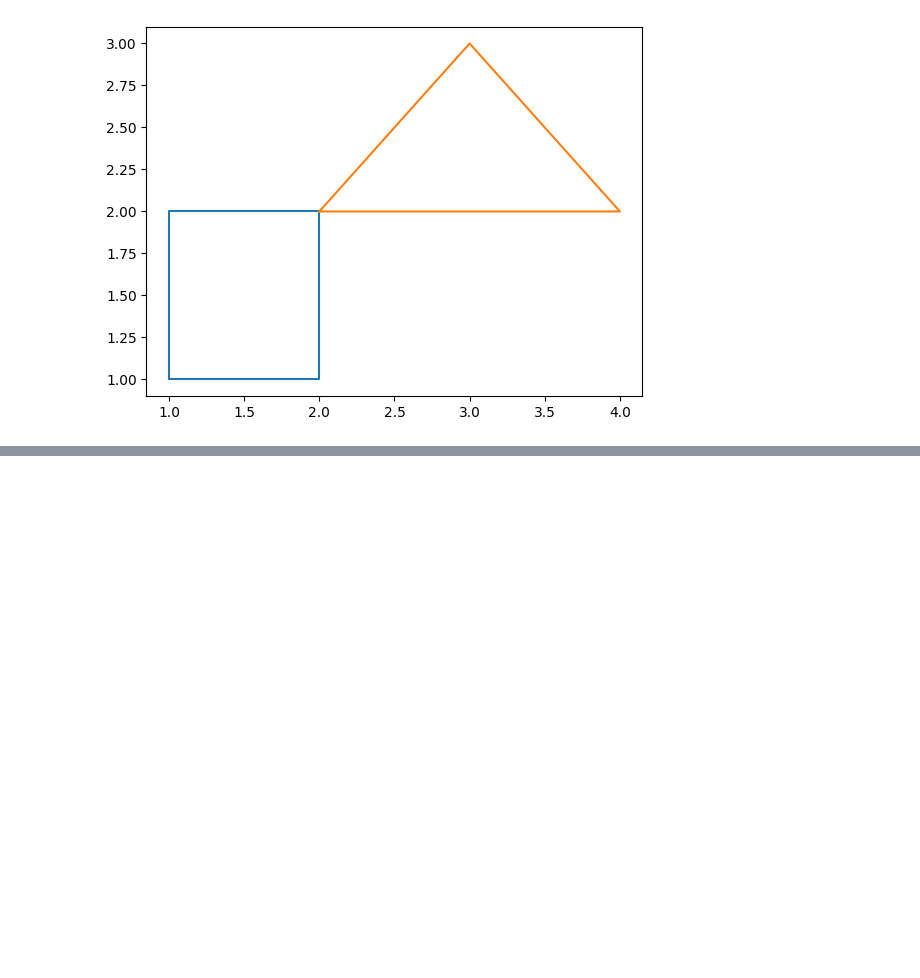
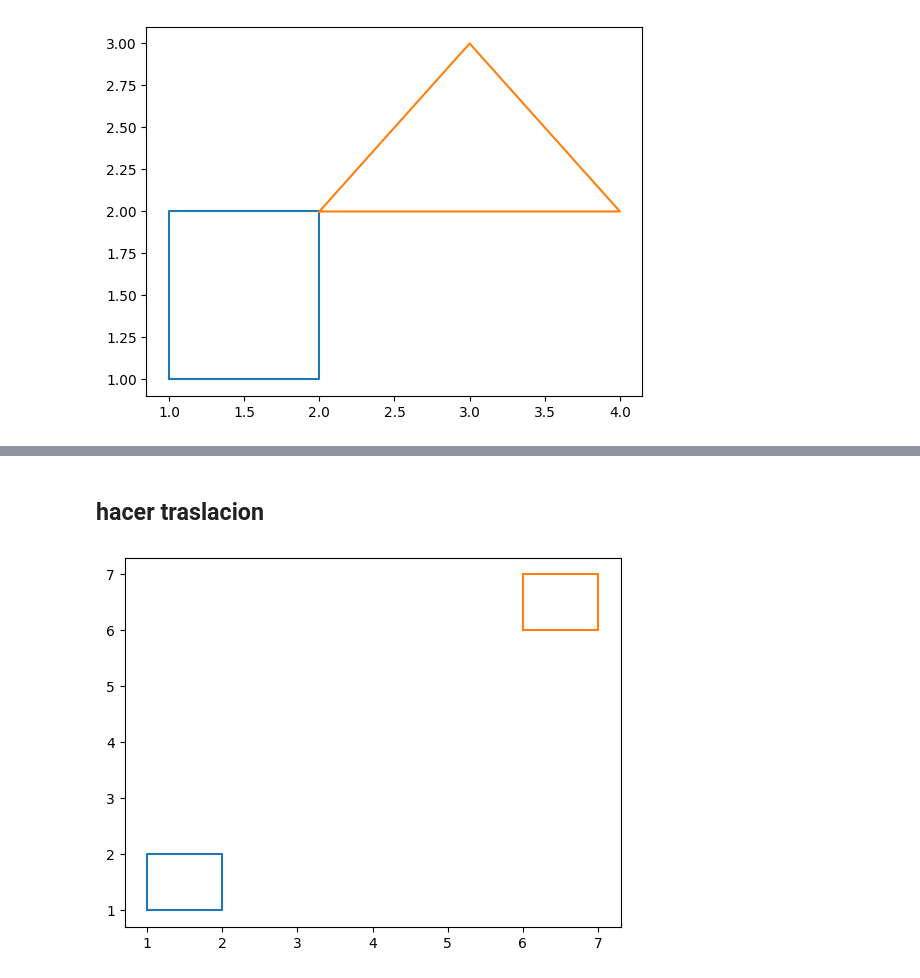
Before and after one commit to AlvaroCastro1/GrafComp24B, a Jupyter notebook: Graficacion_objetos/figuras_plot.ipynb, the cells around one changed output, grey strips where cells are left out. Saved outputs shown, nothing was run; the diff lists cells and outputs as text; code cells hidden in the pictures; blank space fills up the shorter version.

```diff
--- a/Graficacion_objetos/figuras_plot.ipynb
+++ b/Graficacion_objetos/figuras_plot.ipynb
@@ -48,0 +87,14 @@ plt.show()
+# %% [markdown]
+## hacer traslacion
+# %%
+# lista de punto
+x = [1, 2, 2, 1, 1]
+y = [1, 1, 2, 2, 1]
+
+plt.plot(x, y)
+
+# se le añade un valor para moverla en este caso 5
+plt.plot([xi + 5 for xi in x],[yi + 5 for yi in y])
+plt.show()
+# %% [output]
+[figure, added]
```
Also changed, not shown: parts of 7 cells of this notebook.
